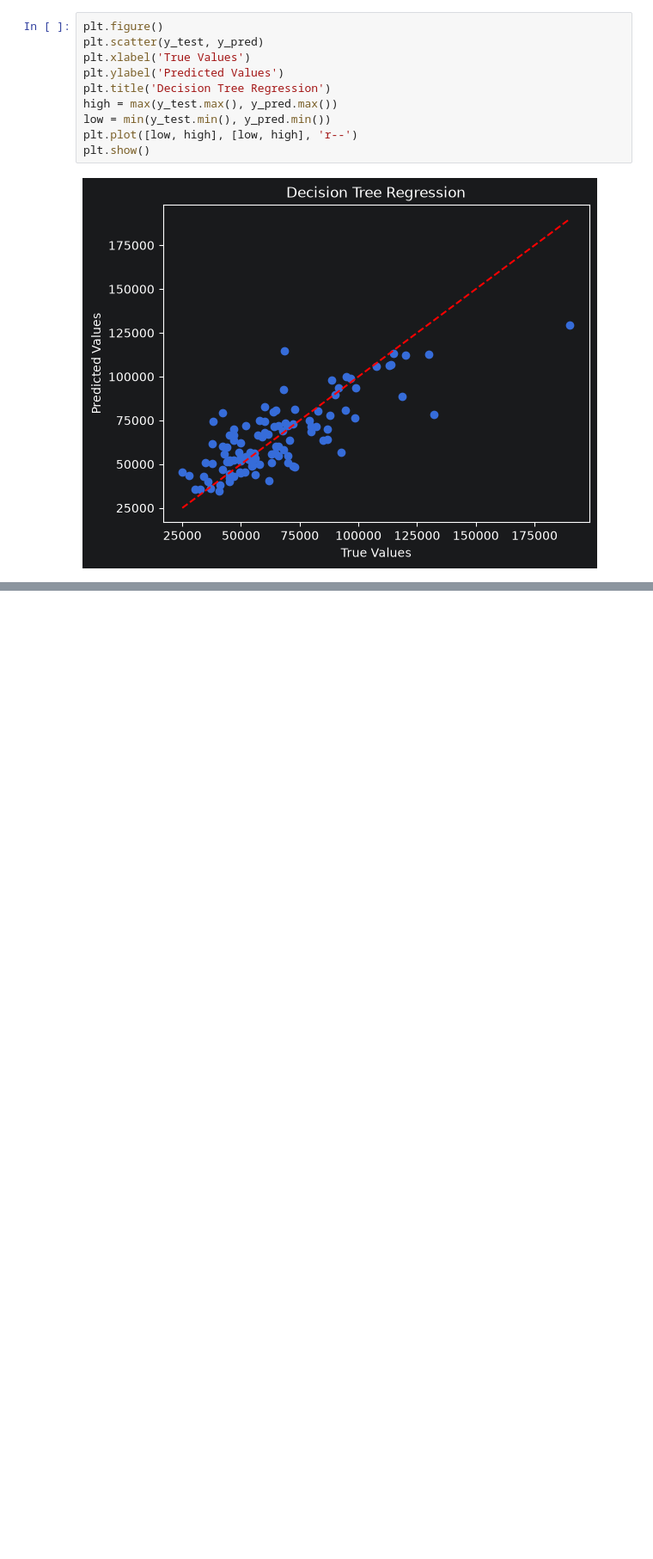
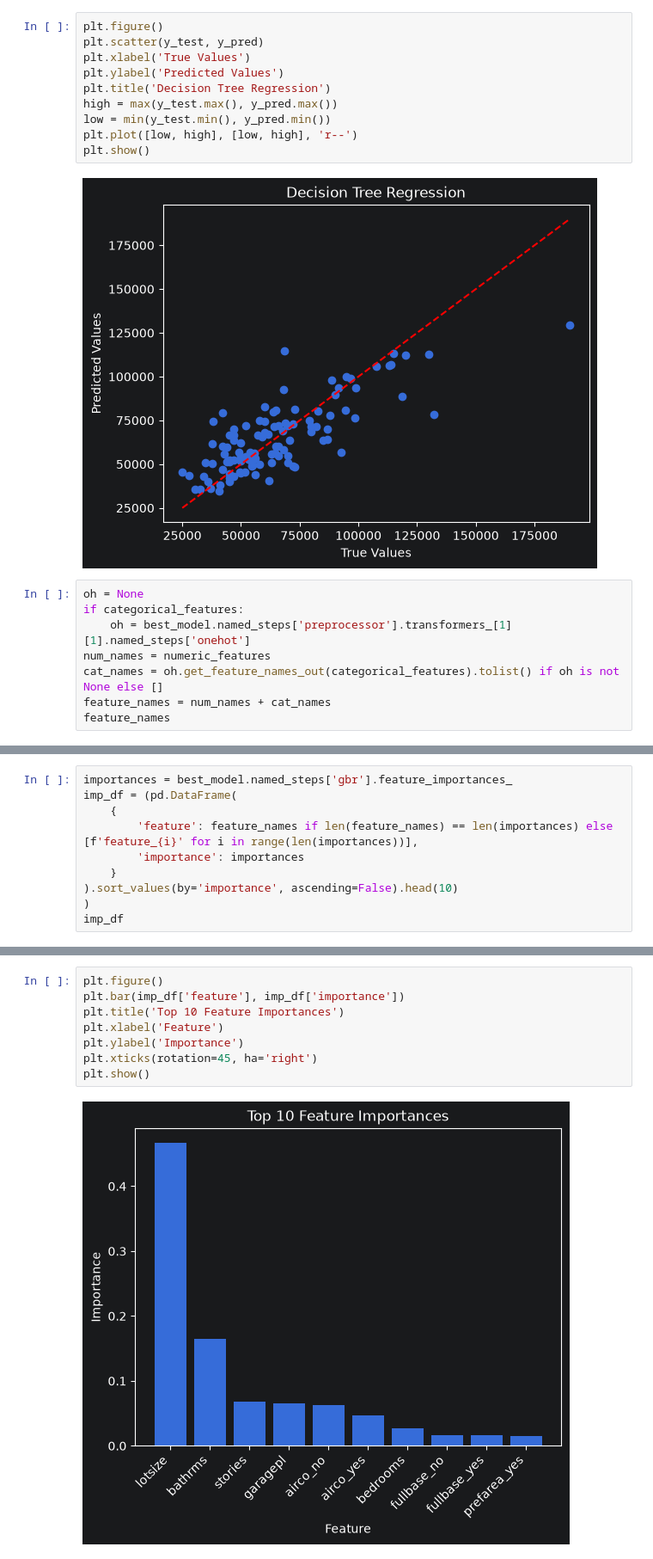
Before and after one commit to Zamanof/AI-Applications-Using-Python-FSDE_Oct_24_3_ru, a Jupyter notebook: AI 08/AI 08. Gradient boosting.ipynb, the cells around one changed output, grey strips where cells are left out. Shown at 86% size. Cells and saved outputs as stored; diff of their text form; blank space fills up the shorter version.

```diff
--- a/AI 08/AI 08. Gradient boosting.ipynb
+++ b/AI 08/AI 08. Gradient boosting.ipynb
@@ -208,3 +208,11 @@ plt.plot([low, high], [low, high], 'r--')
 plt.show()
 # %% [output]
 [figure]
+# %%
+oh = None
+if categorical_features:
+    oh = best_model.named_steps['preprocessor'].transformers_[1][1].named_steps['onehot']
+num_names = numeric_features
+cat_names = oh.get_feature_names_out(categorical_features).tolist() if oh is not None else []
+feature_names = num_names + cat_names
+feature_names
@@ -210,0 +237,10 @@ plt.show()
+# %%
+importances = best_model.named_steps['gbr'].feature_importances_
+imp_df = (pd.DataFrame(
+    {
+        'feature': feature_names if len(feature_names) == len(importances) else [f'feature_{i}' for i in range(len(importances))],
+        'importance': importances
+    }
+).sort_values(by='importance', ascending=False).head(10)
+)
+imp_df
@@ -210,0 +259,10 @@ plt.show()
+# %%
+plt.figure()
+plt.bar(imp_df['feature'], imp_df['importance'])
+plt.title('Top 10 Feature Importances')
+plt.xlabel('Feature')
+plt.ylabel('Importance')
+plt.xticks(rotation=45, ha='right')
+plt.show()
+# %% [output]
+[figure, added]
```
Also changed, not shown: parts of 3 cells of this notebook, 6 other files.
